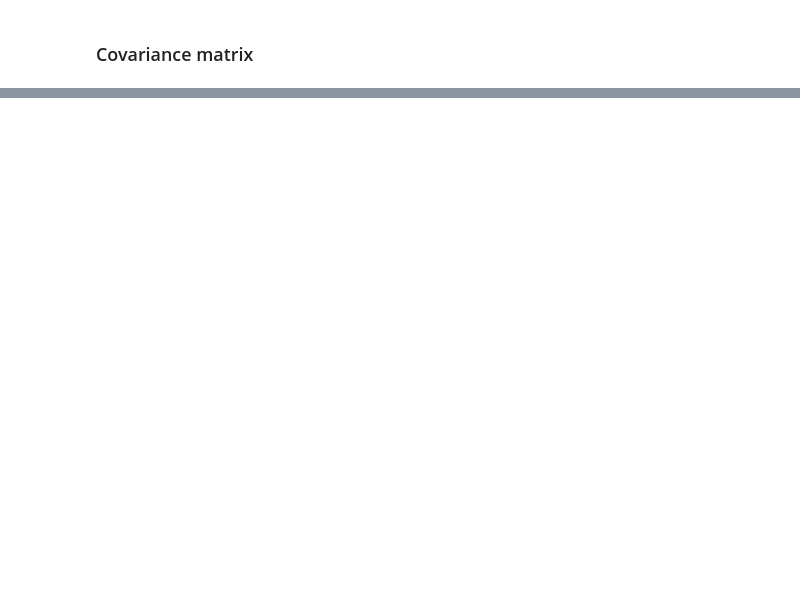
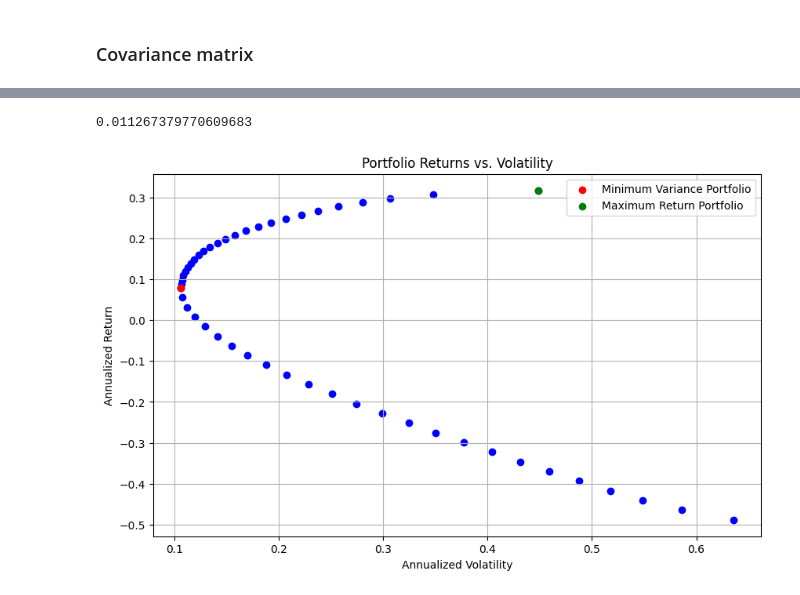
Before and after one commit to GiammarcoBozzelli/SEF, a Jupyter notebook: main.ipynb, the cells around one changed output, grey strips where cells are left out. Drawn from its saved outputs; the diff is of its cells as text; code cells hidden in the pictures; blank space fills up the shorter version.

```diff
--- a/main.ipynb
+++ b/main.ipynb
@@ -234,0 +460,10 @@ df_EUR_M_cap
+# %%
+efficient_frontier = []
+
+result_efficient_portfolio = sco.minimize(min_var, initialWeights, method='SLSQP', bounds=positivity_bounds, constraints=cons)
+
+efficient_frontier.append((target_return, result_efficient_portfolio))
+
+result_efficient_portfolio['fun']
+# %% [output]
+0.011267379770609683
@@ -234,0 +493,47 @@ df_EUR_M_cap
+# %%
+#Min return data
+
+def portfolio_volatility(weights):
+    return np.sqrt(np.dot(weights.T, np.dot(cov_matrix, weights)))
+
+def return_constraint(weights):
+    return np.dot(weights, avrg_returns) - current_return
+
+target_returns = np.linspace(avrg_returns_MVP, avrg_returns_MinRP, 25)
+results = []  # To store the results (volatility, return)
+
+for current_return in target_returns:
+    cons = (
+        {'type': 'eq', 'fun': lambda x: np.sum(x) - 1},  # Weights sum to 1
+        {'type': 'eq', 'fun': return_constraint},        # Portfolio return equals current target return
+    )
+    res = sco.minimize(portfolio_volatility, initialWeights, method='SLSQP', bounds=positivity_bounds, constraints=cons)
+    if res.success:  # Check if the optimizer found a solution
+        results.append((res.fun, current_return))  # Append (volatility, return)
+
+# Convert results to a DataFrame
+results_min_df = pd.DataFrame(results, columns=['Volatility', 'Return'])
+
+# Now results_df contains the minimized volatility for each return, and you can plot it using your preferred plotting library (e.g., matplotlib, seaborn).
+# %%
+results_df = pd.concat([results_df, results_min_df]).reset_index(drop=True)
+# %%
+results_df['Annualized Volatility'] = results_df['Volatility'] * np.sqrt(12)
+results_df['Annualized Return'] = results_df['Return'] * 12
+
+index_gmv = results_df['Annualized Volatility'].idxmin()
+index_max_return = results_df['Annualized Return'].idxmax()
+
+# Tracé avec mise en évidence des portefeuilles spécifiques
+plt.figure(figsize=(10, 6))
+plt.scatter(results_df['Annualized Volatility'], results_df['Annualized Return'], color='blue')
+plt.scatter(results_df.loc[index_gmv, 'Annualized Volatility'], results_df.loc[index_gmv, 'Annualized Return'], color='red', label='Minimum Variance Portfolio')
+plt.scatter(results_df.loc[index_max_return, 'Annualized Volatility'], results_df.loc[index_max_return, 'Annualized Return'], color='green', label='Maximum Return Portfolio')
+plt.title('Portfolio Returns vs. Volatility')
+plt.xlabel('Annualized Volatility')
+plt.ylabel('Annualized Return')
+plt.legend()
+plt.grid(True)
+plt.show()
+# %% [output]
+[figure, added]
```
Also changed, not shown: parts of 27 cells of this notebook.
